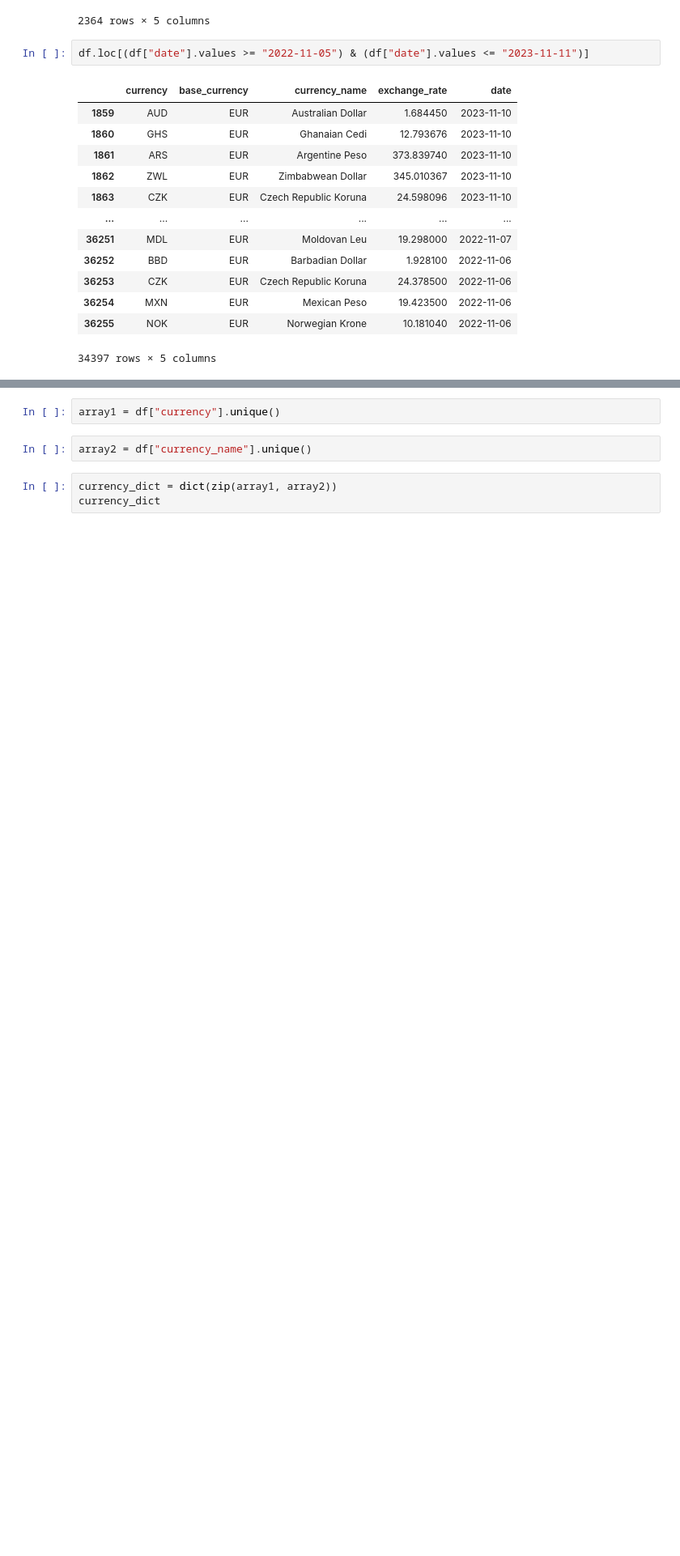
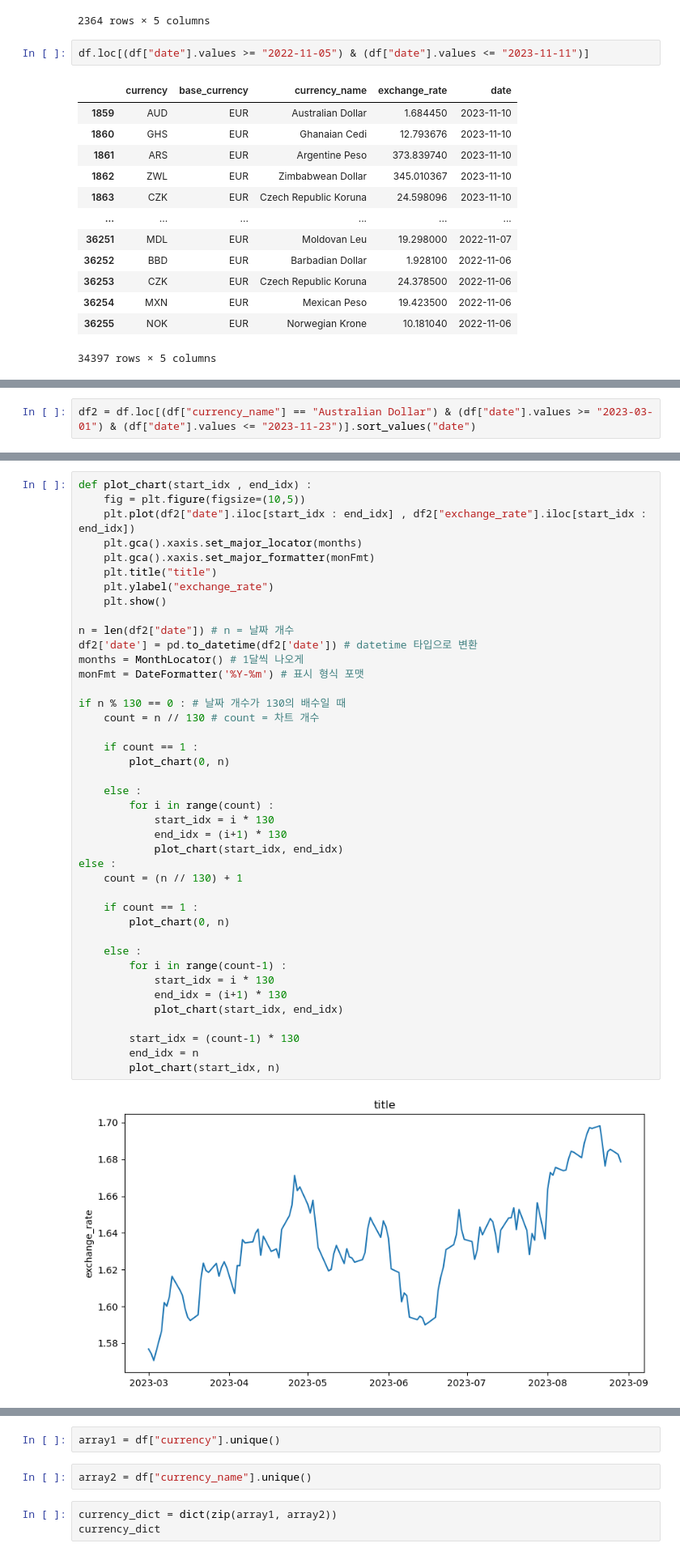
Before and after one commit to Yeomdongsu/YH-semi_final-forex-exchange-rate, a Jupyter notebook: forex_exchange_rate.ipynb, the cells around one changed output, grey strips where cells are left out. Shown: that part at 81% size. Saved outputs shown, nothing was run; the diff lists cells and outputs as text; blank space fills up the shorter version.

```diff
--- a/forex_exchange_rate.ipynb
+++ b/forex_exchange_rate.ipynb
@@ -229,0 +217,2 @@ plt.show()
+# %%
+df2 = df.loc[(df["currency_name"] == "Australian Dollar") & (df["date"].values >= "2023-03-01") & (df["date"].values <= "2023-11-23")].sort_values("date")
@@ -229,0 +223,43 @@ plt.show()
+# %%
+def plot_chart(start_idx , end_idx) :
+    fig = plt.figure(figsize=(10,5))
+    plt.plot(df2["date"].iloc[start_idx : end_idx] , df2["exchange_rate"].iloc[start_idx : end_idx])
+    plt.gca().xaxis.set_major_locator(months)
+    plt.gca().xaxis.set_major_formatter(monFmt)
+    plt.title("title")
+    plt.ylabel("exchange_rate")
+    plt.show()
+
+n = len(df2["date"]) # n = 날짜 개수
+df2['date'] = pd.to_datetime(df2['date']) # datetime 타입으로 변환
+months = MonthLocator() # 1달씩 나오게
+monFmt = DateFormatter('%Y-%m') # 표시 형식 포맷
+
+if n % 130 == 0 : # 날짜 개수가 130의 배수일 때
+    count = n // 130 # count = 차트 개수
+
+    if count == 1 :
+        plot_chart(0, n)
+
+    else :
+        for i in range(count) :
+            start_idx = i * 130
+            end_idx = (i+1) * 130
+            plot_chart(start_idx, end_idx)
+else :
+    count = (n // 130) + 1
+
+    if count == 1 :
+        plot_chart(0, n)
+
+    else :
+        for i in range(count-1) :
+            start_idx = i * 130
+            end_idx = (i+1) * 130
+            plot_chart(start_idx, end_idx)
+
+        start_idx = (count-1) * 130
+        end_idx = n
+        plot_chart(start_idx, n)
+# %% [output]
+[figure, added]
```
Also changed, not shown: parts of 62 cells of this notebook, 3 other files.
